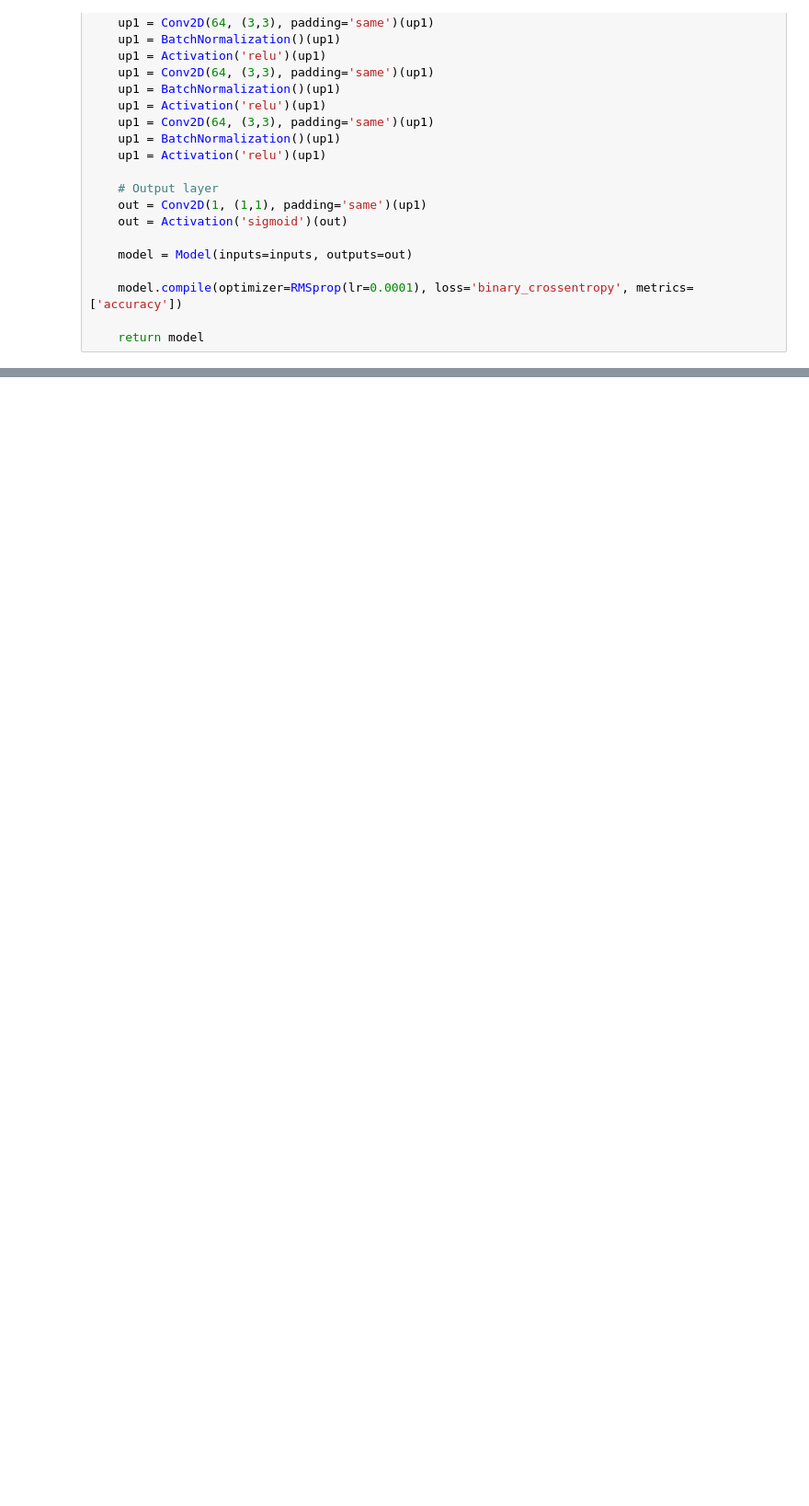
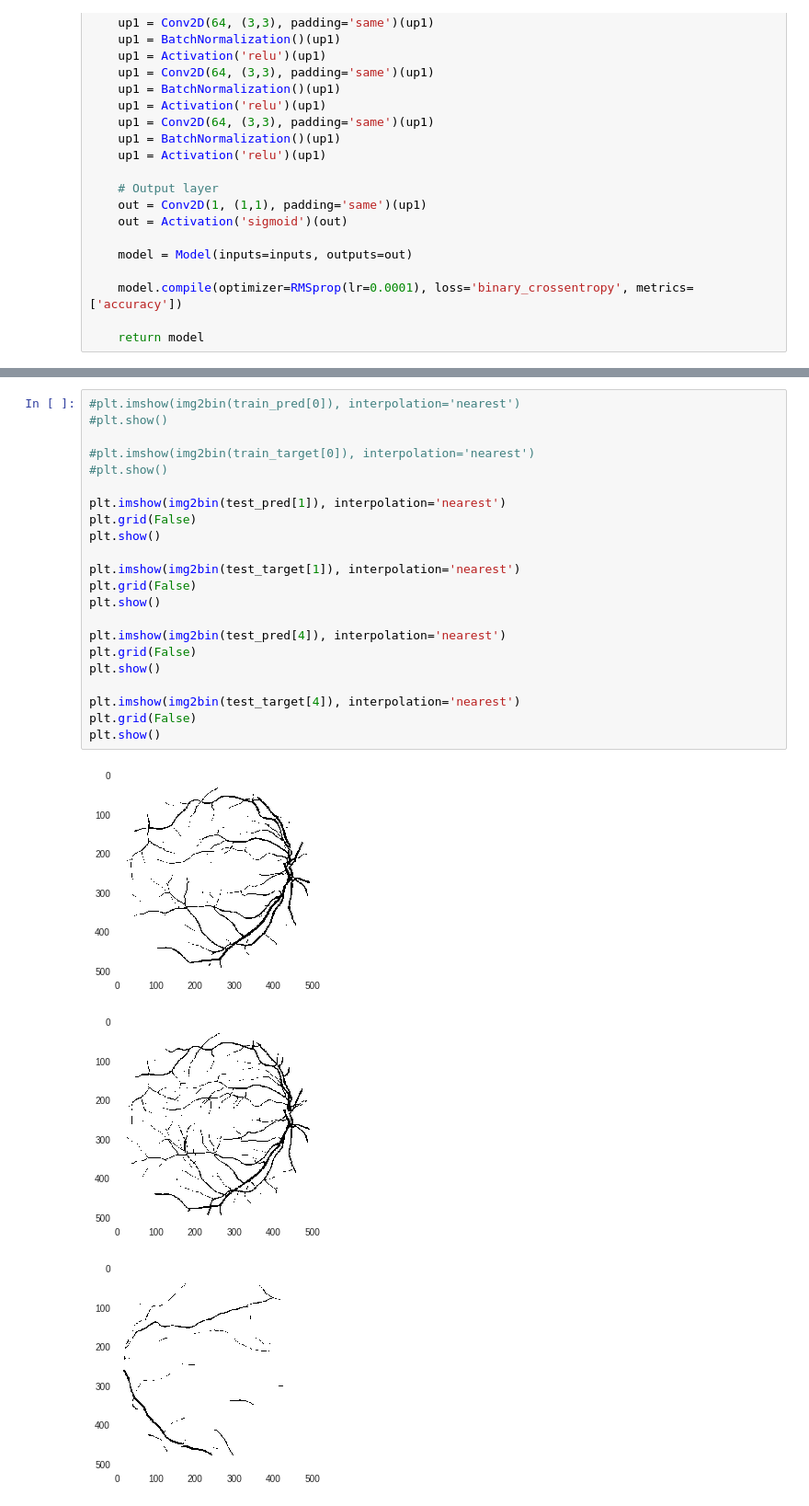
Before and after one commit to eliasingi12/DEEP_U-net_Project, a Jupyter notebook: VS_code_notebook.ipynb, the cells around one changed output, grey strips where cells are left out. Shown at 92% size. Saved outputs shown, nothing was run; the diff lists cells and outputs as text; blank space fills up the shorter version.

```diff
--- a/VS_code_notebook.ipynb
+++ b/VS_code_notebook.ipynb
@@ -341,0 +396,26 @@ test_avg:
+# %%
+#plt.imshow(img2bin(train_pred[0]), interpolation='nearest')
+#plt.show()
+
+#plt.imshow(img2bin(train_target[0]), interpolation='nearest')
+#plt.show()
+
+plt.imshow(img2bin(test_pred[1]), interpolation='nearest')
+plt.grid(False)
+plt.show()
+
+plt.imshow(img2bin(test_target[1]), interpolation='nearest')
+plt.grid(False)
+plt.show()
+
+plt.imshow(img2bin(test_pred[4]), interpolation='nearest')
+plt.grid(False)
+plt.show()
+
+plt.imshow(img2bin(test_target[4]), interpolation='nearest')
+plt.grid(False)
+plt.show()
+# %% [output]
+[figure, added]
+[figure, added]
+[figure, added]
```
Also changed, not shown: parts of 10 cells of this notebook.
